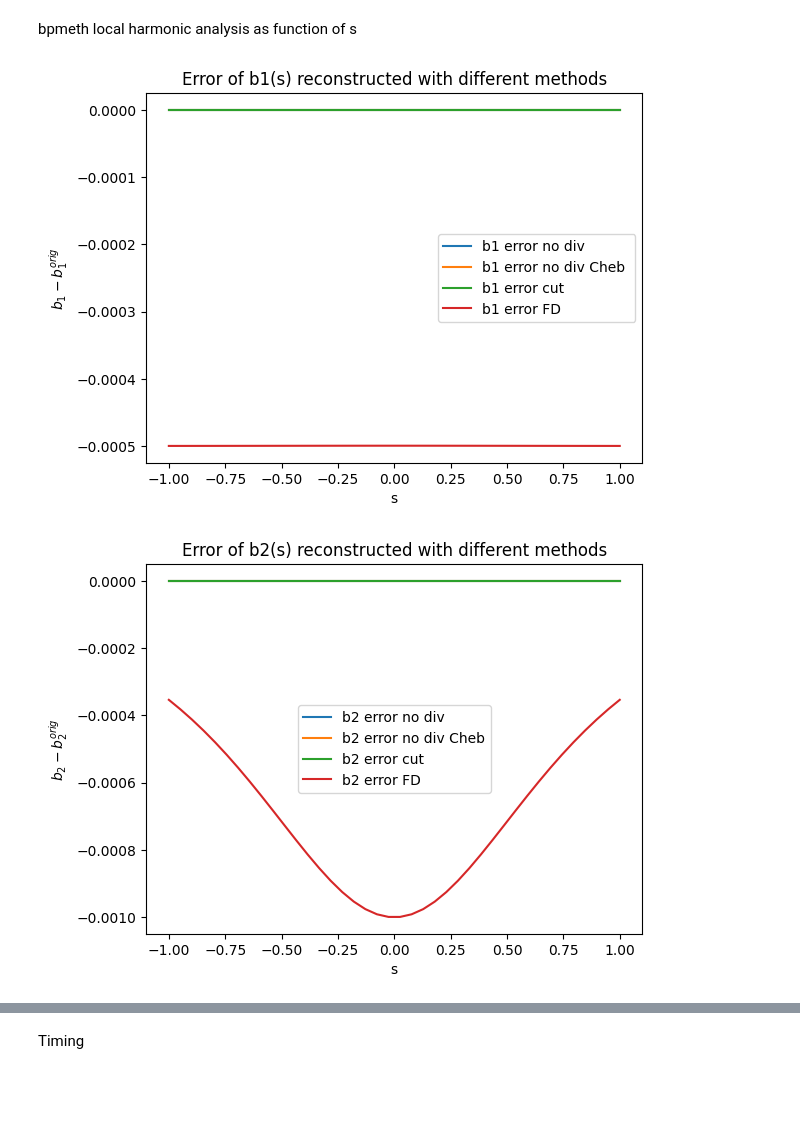
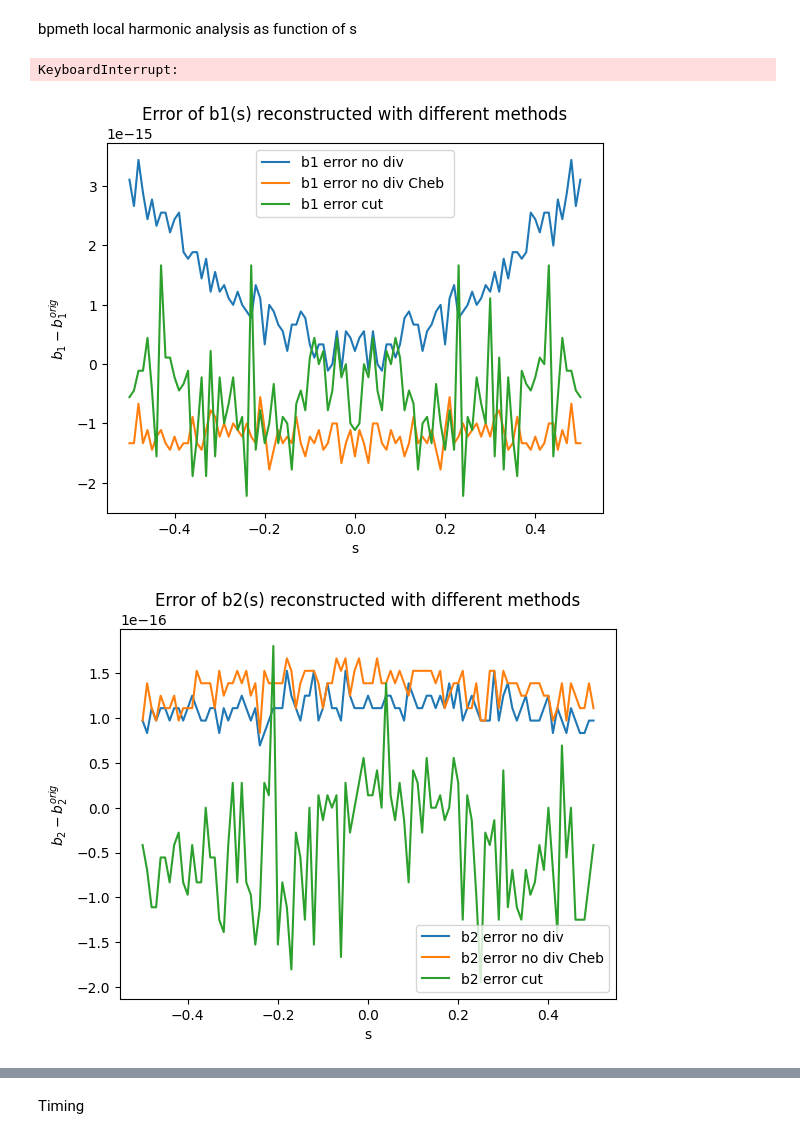
Before and after one commit to marcoliniF/bpmeth, a Jupyter notebook: preliminaryTrials/2.3abphiBABab_roundmeshgrid.ipynb, the cells around one changed output, grey strips where cells are left out. Saved outputs shown, nothing was run; the diff lists cells and outputs as text; code cells hidden in the pictures; blank space fills up the shorter version.

Commit message:
updated visualisation of reconstruction error on B using enough phi terms

```diff
--- a/preliminaryTrials/2.3abphiBABab_roundmeshgrid.ipynb
+++ b/preliminaryTrials/2.3abphiBABab_roundmeshgrid.ipynb
@@ -369,3 +370,19 @@ plt.legend()
 plt.grid(True)
 # %% [output]
 [figure]
+# %%
+errBy=curl_y-By_ana
+k = 72
+
+x_plane = xarr[:, :, k]
+y_plane = yarr[:, :, k]
+err_plane = errBy[:, :, k]
+
+plt.figure()
+plt.pcolormesh(x_plane, y_plane, err_plane, shading='auto')
+plt.colorbar(label='By error')
+plt.title(f'By error at s = {ss[k]:.3f} with nphi=6')
+plt.xlabel('x')
+plt.ylabel('y')
+plt.axis('equal')
+plt.show()
@@ -539,12 +558,12 @@ def LHongrid_nodiv(ByiBxongrid, s_index, nk):
 # %%
 nk=4
 nl=nk//2+1
-sindex=25
+sindex=72
 s_fixed=ss[sindex]
 print("s fixed=",s_fixed)
 curlyix=curl_y+1j*curl_x
 origByiBx=By_ana+1j*Bx_ana #to check from the original field
-fieldyplusifieldx=curlyix # origByiBx or curlyix
+fieldyplusifieldx=origByiBx # origByiBx or curlyix
 print(fieldyplusifieldx.shape)
 dkgridout=dkongrid(Byibx_rts=fieldyplusifieldx, rr=rr, nk=nk,s_index=25)
 #plot dk(r)/r^|k|
@@ -772,7 +799,9 @@ plt.show()
 # %% [markdown]
 bpmeth local harmonic analysis as function of s
 # %%
-svalues, bpmbofs, bpmerrorbofs = curlfieldmap.s_harmonics(order=4,rmin=rr[24], rmax=rmax, nr=40-24, ntheta=200,radius=0.007 )
+svalues, bpmbofs, bpmerrorbofs = curlfieldmap.s_harmonics(order=4,rmin=rr[24], rmax=rmax, nr=nr-24, ntheta=ntheta,radius=0.007 )
+# %% [output]
+KeyboardInterrupt:
 # %%
 def LH_s_nodiv(fieldyix, ss,korder):
     svals = np.unique(ss)
@@ -790,38 +819,38 @@ def LH_s_nodiv_cheb(fieldyix, ss,korder):
     #coeffsstd = np.zeros((len(svals), order))
     for i in range(len(svals)):
         aofs[i], bofs[i] = LHongrid_nodiv_cheb(ByiBxongrid=fieldyix ,s_index=i, nk=korder)
 
     return svals, aofs, bofs
 
 _, bofs_nodiv = LH_s_nodiv(fieldyix=fieldyplusifieldx,ss=ss, korder=4)
-_, aofs_nodiv_cheb, bofs_nodiv_cheb = LH_s_nodiv_cheb(fieldyix=fieldyplusifieldx,ss=ss, korder=4)
+_, aofs_nodiv_cheb, bofs_nodiv_cheb = LH_s_nodiv_cheb(fieldyix=fieldyplusifieldx,ss=ss, korder=6)
 
 
 plt.plot(sss, bofs_nodiv[:,0]-b_eva(sss)[0], label='b1 error no div')
 plt.plot(sss, (bofs_nodiv_cheb[:,0]-b_eva(sss)[0]), label='b1 error no div Cheb ')
 plt.plot(sss, bofs_cut[:,0]-b_eva(sss)[0], label='b1 error cut')
-plt.plot(sss, b_FD[0,:]-b_eva(sss)[0], label='b1 error FD' )
+#plt.plot(sss, b_FD[0,:]-b_eva(sss)[0], label='b1 error FD' )
 #plt.plot(sss, (bpmbofs[:,0]-b_eva(sss)[0]), label='b1 error bpmeth HA')
 plt.legend()
 plt.xlabel('s')
 plt.ylabel('$b_1 - b_1^{orig}$')
 plt.title('Error of b1(s) reconstructed with different methods')
 plt.show()
 
 
 plt.plot(sss, bofs_nodiv[:,1]-b_eva(sss)[1], label='b2 error no div')
 plt.plot(sss, (bofs_nodiv_cheb[:,1]-b_eva(sss)[1]), label='b2 error no div Cheb')
 plt.plot(sss, bofs_cut[:,1]-b_eva(sss)[1], label='b2 error cut')
-plt.plot(sss, b_FD[1,:]-b_eva(sss)[1], label='b2 error FD' )
+#plt.plot(sss, b_FD[1,:]-b_eva(sss)[1], label='b2 error FD' )
 #plt.plot(sss, (bpmbofs[:,1]-b_eva(sss)[1])*1e-4, label='b2 error bpmeth HA *1e-4')
 plt.legend()
 plt.xlabel('s')
 plt.ylabel('$b_2 - b_2^{orig}$')
 plt.title('Error of b2(s) reconstructed with different methods')
 plt.show()
 # %% [output]
-[figure, old version]
+[figure, new version]
-[figure, old version]
+[figure, new version]
 # %%
 plt.plot(sss, b_eva(sss)[0], label="original b1")
 plt.plot(ss, bpmbofs[:,0], label="b1(s) from bpmeth")
```
Also changed, not shown: parts of 13 cells of this notebook.
